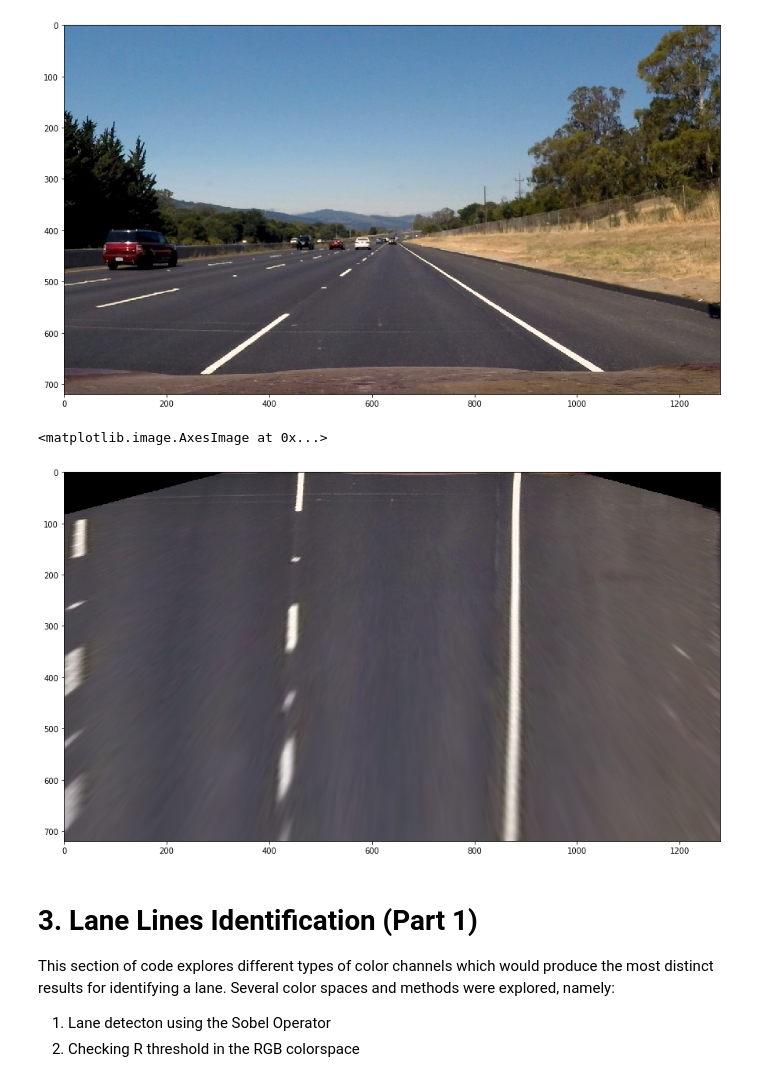
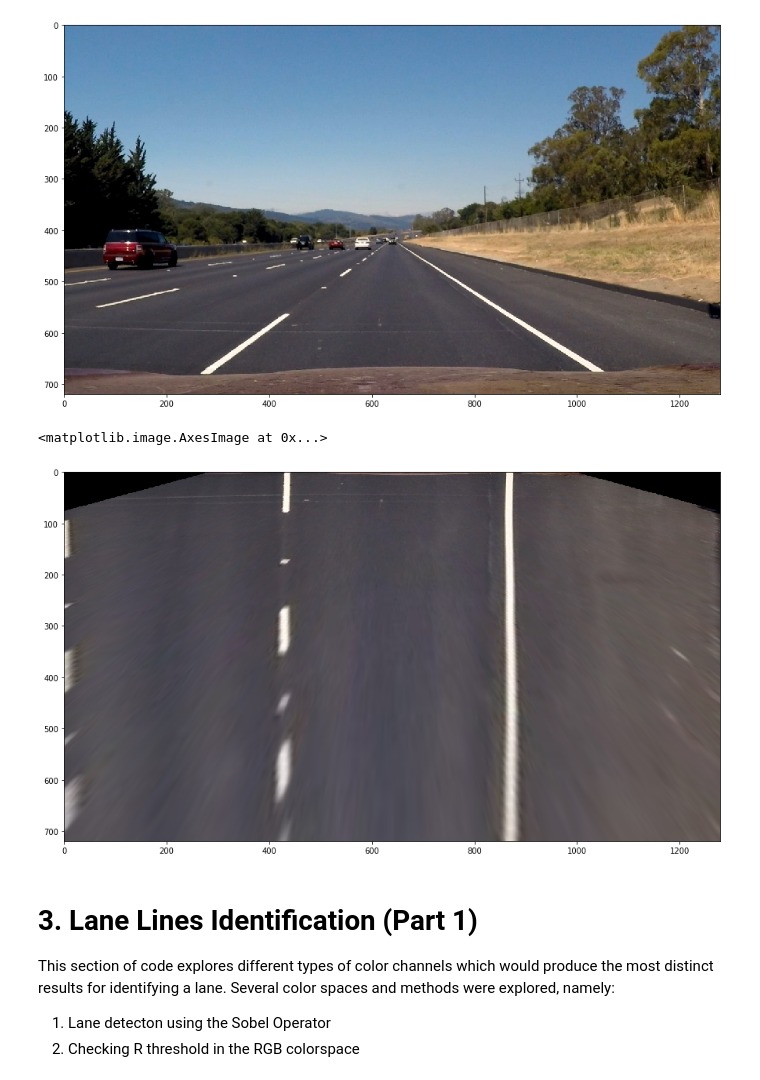
Before and after one commit to lhyleonghuiyu/CarND-Advanced-Lane-Lines, a Jupyter notebook: Project.ipynb, the cells around one changed output. Drawn from its saved outputs; the diff is of its cells as text; code cells hidden in the pictures.

```diff
--- a/Project.ipynb
+++ b/Project.ipynb
@@ -86,15 +91,15 @@ plt.imshow(image, cmap='RdBu')
 # %%
 h = image.shape[0]
 w = image.shape[1]
 y = 450
-src = np.float32([(250, 680), (600, 450), (950, 680), (680, 450)])
+src = np.float32([(300, 680), (600, 450), (980, 680), (680, 450)])
 dst = np.float32([(y, 0), (y, h), (w-y, 0), (w-y, h)])
 
 image_unwarp = unwarp(image, src, dst)
 plt.imshow(image_unwarp, cmap='RdBu')
 # %% [output]
 <matplotlib.image.AxesImage at 0x...>
-[figure, old version]
+[figure, new version]
 # %% [markdown]
 # 3. Lane Lines Identification (Part 1)
 This section of code explores different types of color channels which would produce the most distinct results for identifying a lane. Several color spaces and methods were explored, namely:
```
Also changed, not shown: parts of 14 cells of this notebook.
